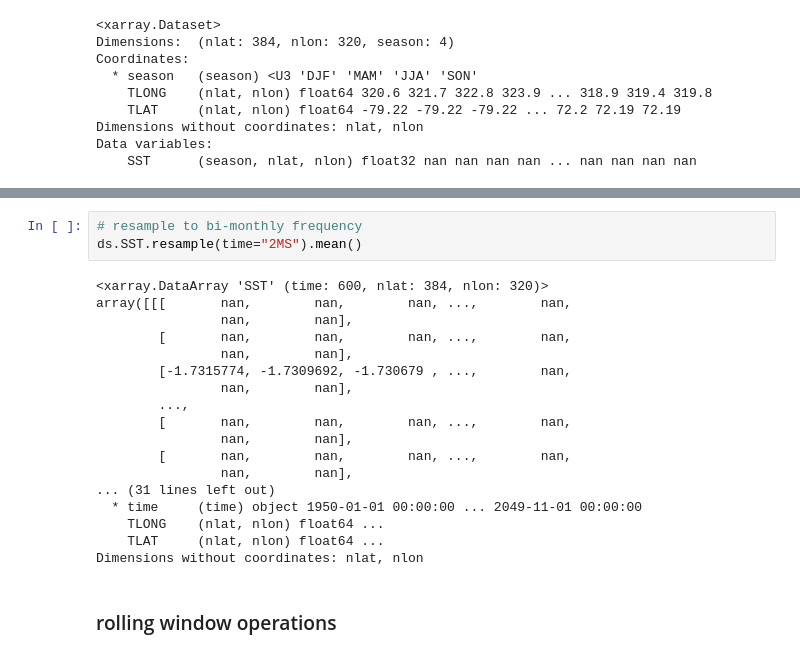
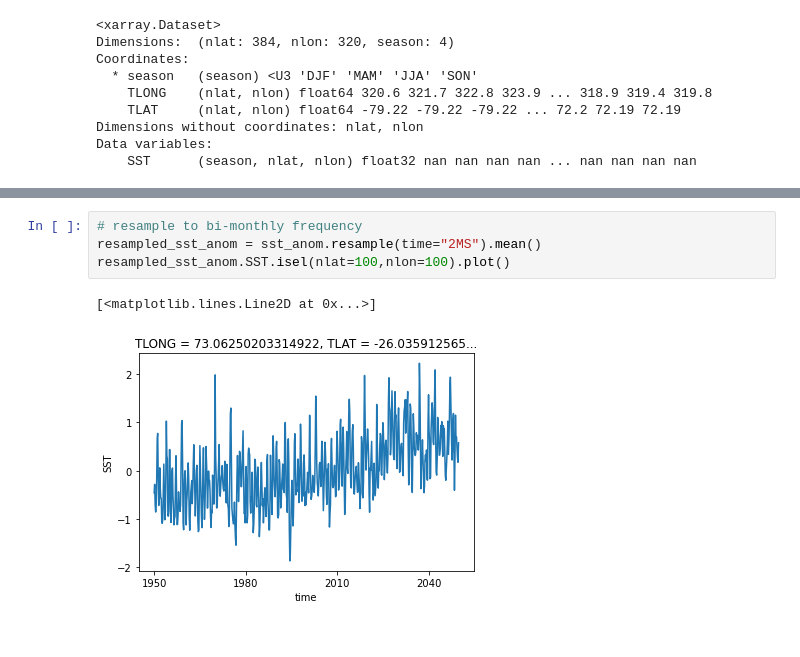
Before and after one commit to abishekg7/intro_xarray_dask, a Jupyter notebook: notebooks/3_xarray_operators.ipynb, the cells around one changed output, grey strips where cells are left out. Cells and saved outputs as stored; diff of their text form.

```diff
--- a/notebooks/3_xarray_operators.ipynb
+++ b/notebooks/3_xarray_operators.ipynb
@@ -75,23 +107,7 @@ ImportError: Plotting of arrays of cftime.datetime objects or arrays indexed by
 # %%
 # resample to bi-monthly frequency
-ds.SST.resample(time="2MS").mean()
+resampled_sst_anom = sst_anom.resample(time="2MS").mean()
+resampled_sst_anom.SST.isel(nlat=100,nlon=100).plot()
 # %% [output]
-<xarray.DataArray 'SST' (time: 600, nlat: 384, nlon: 320)>
-array([[[       nan,        nan,        nan, ...,        nan,
-                nan,        nan],
-        [       nan,        nan,        nan, ...,        nan,
-                nan,        nan],
-        [-1.7315774, -1.7309692, -1.730679 , ...,        nan,
-                nan,        nan],
-        ...,
-        [       nan,        nan,        nan, ...,        nan,
-                nan,        nan],
-        [       nan,        nan,        nan, ...,        nan,
-                nan,        nan],
-... (31 lines left out)
-  * time     (time) object 1950-01-01 00:00:00 ... 2049-11-01 00:00:00
-    TLONG    (nlat, nlon) float64 ...
-    TLAT     (nlat, nlon) float64 ...
-Dimensions without coordinates: nlat, nlon
+[<matplotlib.lines.Line2D at 0x...>]
+[figure, added]
-# %% [markdown]
-### rolling window operations
```
Also changed, not shown: parts of 11 cells of this notebook, 6 other files.
